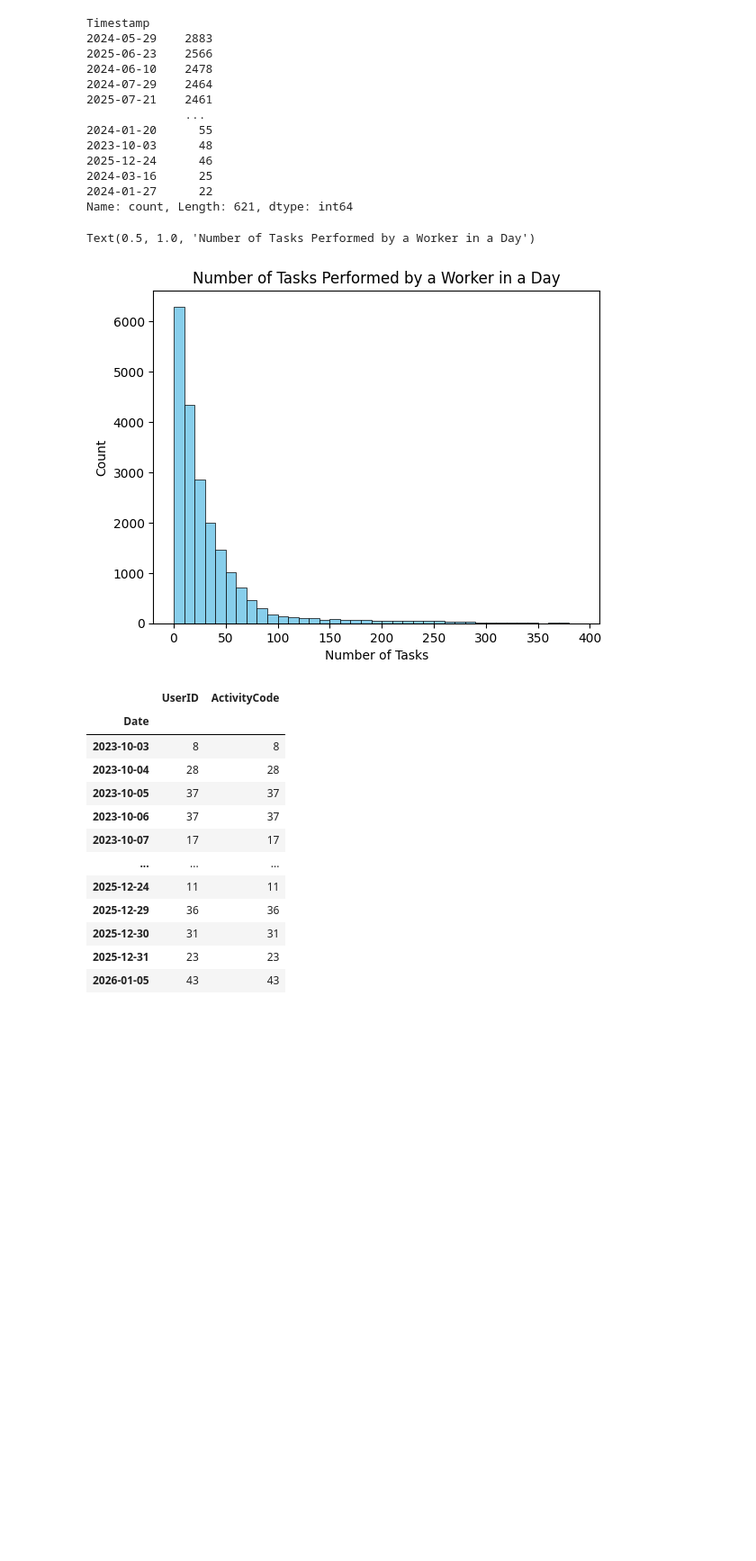
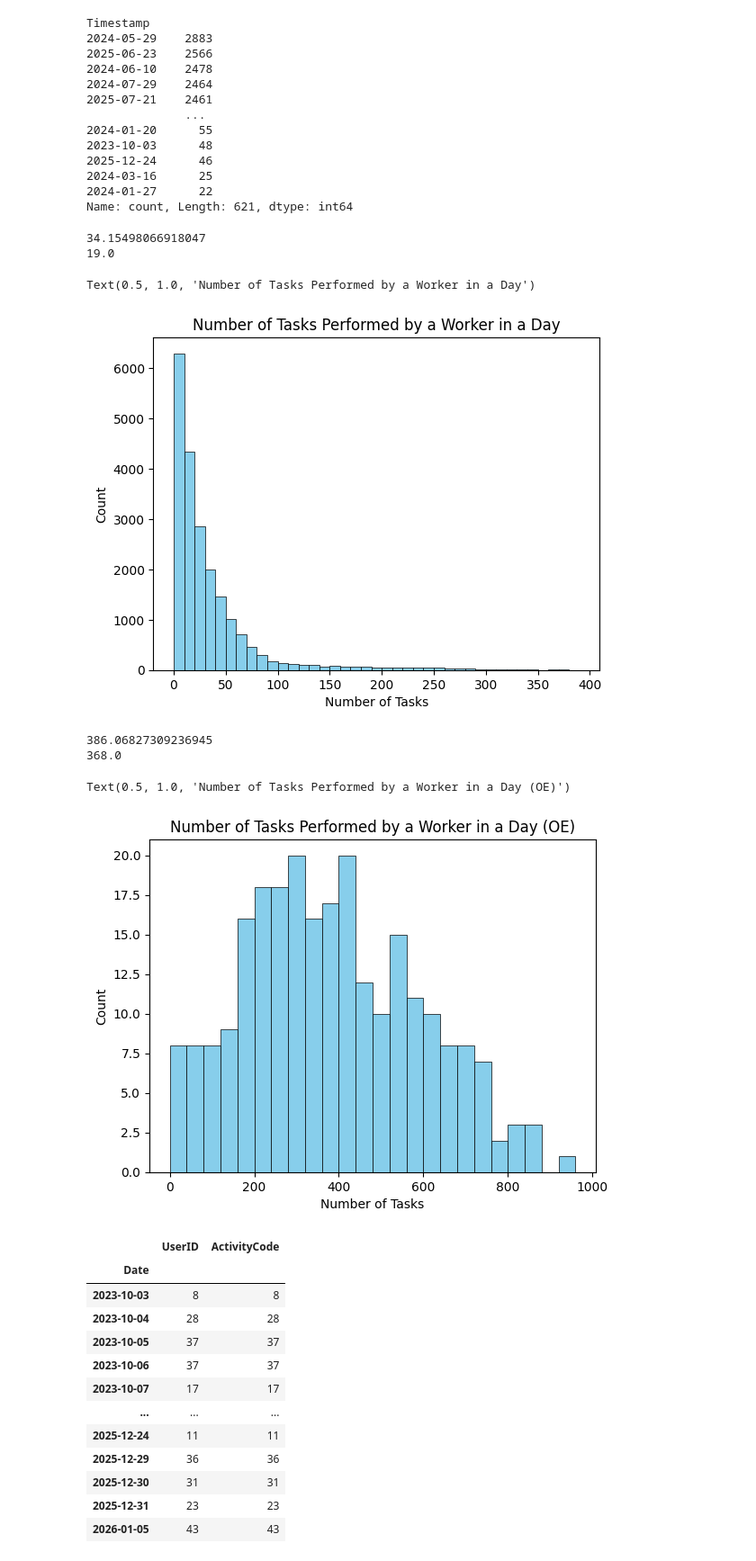
Before and after one commit to JiashenWangg/Lucas_Systems_Capstone_Project, a Jupyter notebook: EDA_Conan/RT_eda2.ipynb, the cells around one changed output. Shown at 90% size. Cells and saved outputs as stored; diff of their text form; code cells hidden in the pictures; blank space fills up the shorter version.

```diff
--- a/EDA_Conan/RT_eda2.ipynb
+++ b/EDA_Conan/RT_eda2.ipynb
@@ -3,6 +3,8 @@ import pandas as pd
 import numpy as np
 import matplotlib.pyplot as plt
 # %%
+oe = pd.read_parquet("../data/processed/oe_detailed.parquet")
+of = pd.read_parquet("../data/processed/of_detailed.parquet")
 rt = pd.read_parquet("../data/processed/rt_detailed.parquet")
 rt2 = pd.read_parquet("../data/processed/rt_detailed2.parquet")
 print(rt.shape)
@@ -62,13 +64,33 @@ df = rt2.copy()
 df["Date"] = df["Timestamp"].dt.date
 df = df.loc[:, ["ActivityCode", "UserID", "Date"]]
 result = df.groupby(["UserID", "Date"]).count().reset_index()
+print(np.mean(result["ActivityCode"]))
+print(np.median(result["ActivityCode"]))
 plt.hist(result["ActivityCode"], bins=np.arange(0, 400, 10), color='skyblue', edgecolor='black', linewidth=0.5)
 plt.xlabel("Number of Tasks")
 plt.ylabel("Count")
 plt.title("Number of Tasks Performed by a Worker in a Day")
 # %% [output]
-Text(0.5, 1.0, 'Number of Tasks Performed by a Worker in a Day')
+34.15498066918047
+19.0
+Text(0.5, 1.0, 'Number of Tasks Performed by a Worker in a Day')
 [figure]
+# %%
+df = oe.copy()
+df["Date"] = df["Timestamp"].dt.date
+df = df.loc[:, ["ActivityCode", "UserID", "Date"]]
+result = df.groupby(["UserID", "Date"]).count().reset_index()
+print(np.mean(result["ActivityCode"]))
+print(np.median(result["ActivityCode"]))
+plt.hist(result["ActivityCode"], bins=np.arange(0, 1000, 40), color='skyblue', edgecolor='black', linewidth=0.5)
+plt.xlabel("Number of Tasks")
+plt.ylabel("Count")
+plt.title("Number of Tasks Performed by a Worker in a Day (OE)")
+# %% [output]
+386.06827309236945
+368.0
+Text(0.5, 1.0, 'Number of Tasks Performed by a Worker in a Day (OE)')
+[figure, added]
 # %%
 result = df.groupby(["UserID", "Date"]).count().reset_index().groupby("Date").count()
 plt.hist(result["UserID"], bins=np.arange(0, 50, 2), color='skyblue', edgecolor='black', linewidth=0.5)
```
Also changed, not shown: parts of 1 cell of this notebook.
